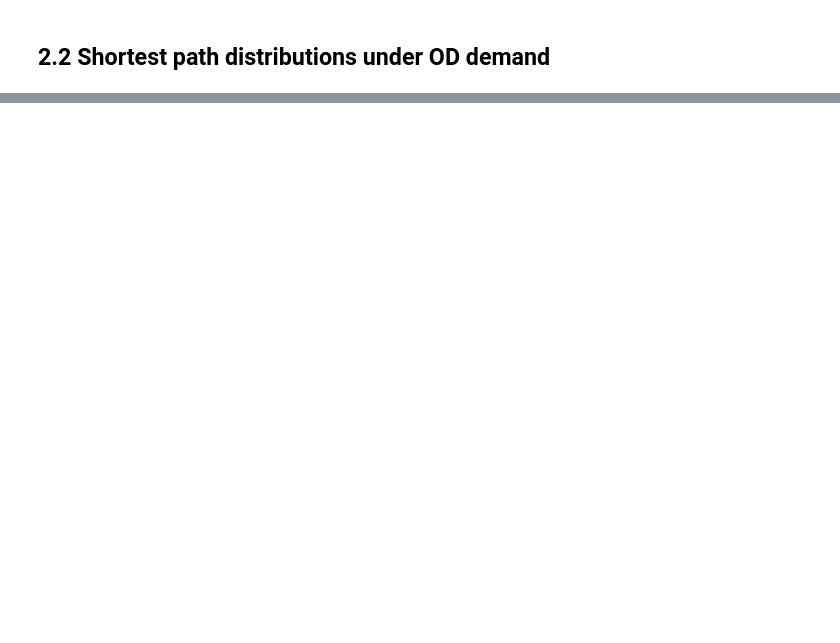
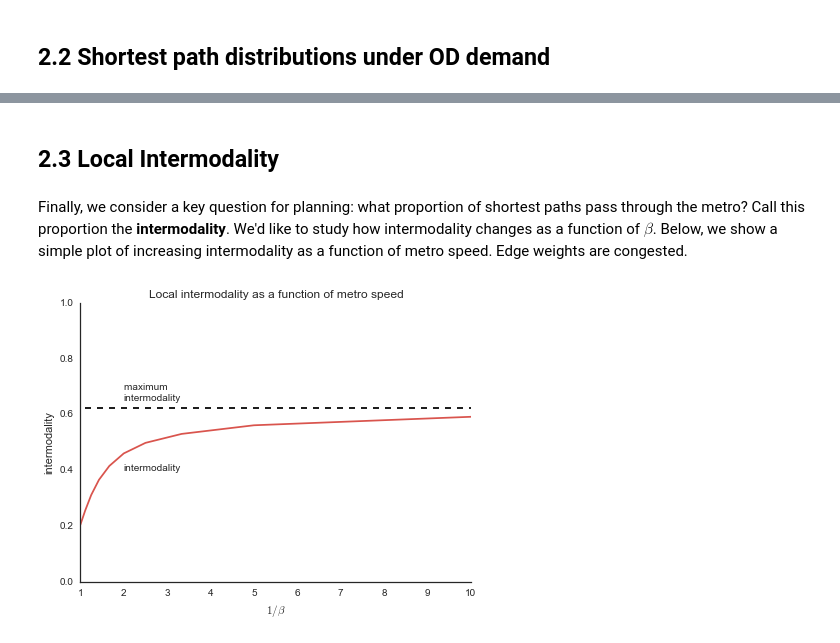
Before and after one commit to PhilChodrow/riyadh_multiplex, a Jupyter notebook: shortest_paths.ipynb, the cells around one changed output, grey strips where cells are left out. Drawn from its saved outputs; the diff is of its cells as text; code cells hidden in the pictures; blank space fills up the shorter version.

```diff
--- a/shortest_paths.ipynb
+++ b/shortest_paths.ipynb
@@ -381,0 +450,32 @@ Now this is quite interesting! We observe that the distribution undergoes a kind
+# %% [markdown]
+## 2.3 Local Intermodality
+# %% [markdown]
+Finally, we consider a key question for planning: what proportion of shortest paths pass through the metro? Call this proportion the **intermodality**. We'd like to study how intermodality changes as a function of $\beta$. Below, we show a simple plot of increasing intermodality as a function of metro speed. Edge weights are congested.
+# %%
+# simple, hacky functions. Instead of actually computing shortest paths
+# and checking which layer the nodes are on, we just check out the columns
+# we've already computed and see where there's a difference relative to the
+# no-metro scenario represented by beta = 1000.0
+
+def intermodality(beta):
+    col = 'congested_time_' + str(beta)
+    return np.average(od_demand['congested_time_1000.0'] - od_demand[col] > .01,
+                      weights = od_demand['flow_norm'])
+
+sub_betas = np.array([beta for beta in betas if beta <= 1.0])
+inter = np.array([intermodality(beta) for beta in sub_betas])
+inter_max = inter.max()
+# %%
+fig = plt.figure(figsize = (7,5))
+ax = fig.add_subplot(111)
+plt.plot(1 / sub_betas, inter, color = sns.xkcd_rgb["pale red"])
+plt.text(2, .4, 'intermodality')
+
+plt.plot([inter.max() for beta in sub_betas], color = 'black', ls = '--')
+plt.text(2, .65, 'maximum \nintermodality')
+
+ax.set(xlim = (1, 10), ylim = (0,1), xlabel = r'$1/\beta$', ylabel = 'intermodality',
+       title = 'Local intermodality as a function of metro speed')
+sns.despine()
+# %% [output]
+[figure, added]
```
Also changed, not shown: parts of 64 cells of this notebook, 7 other files.
